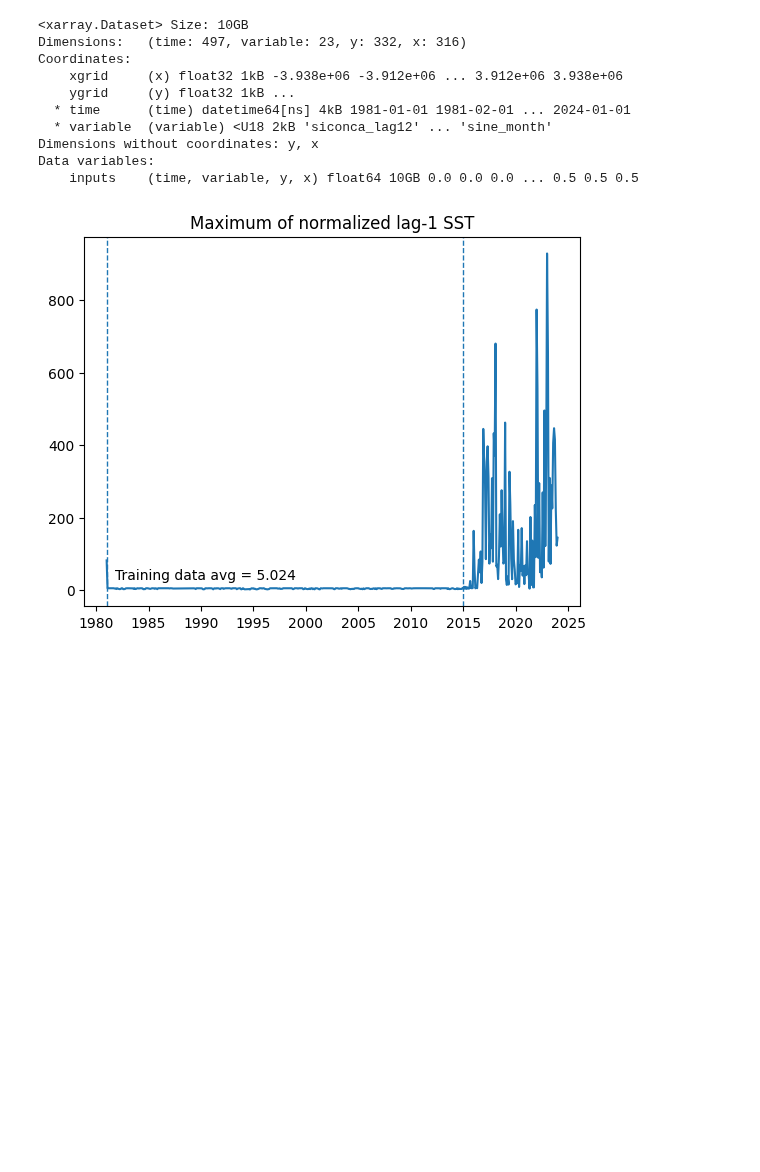
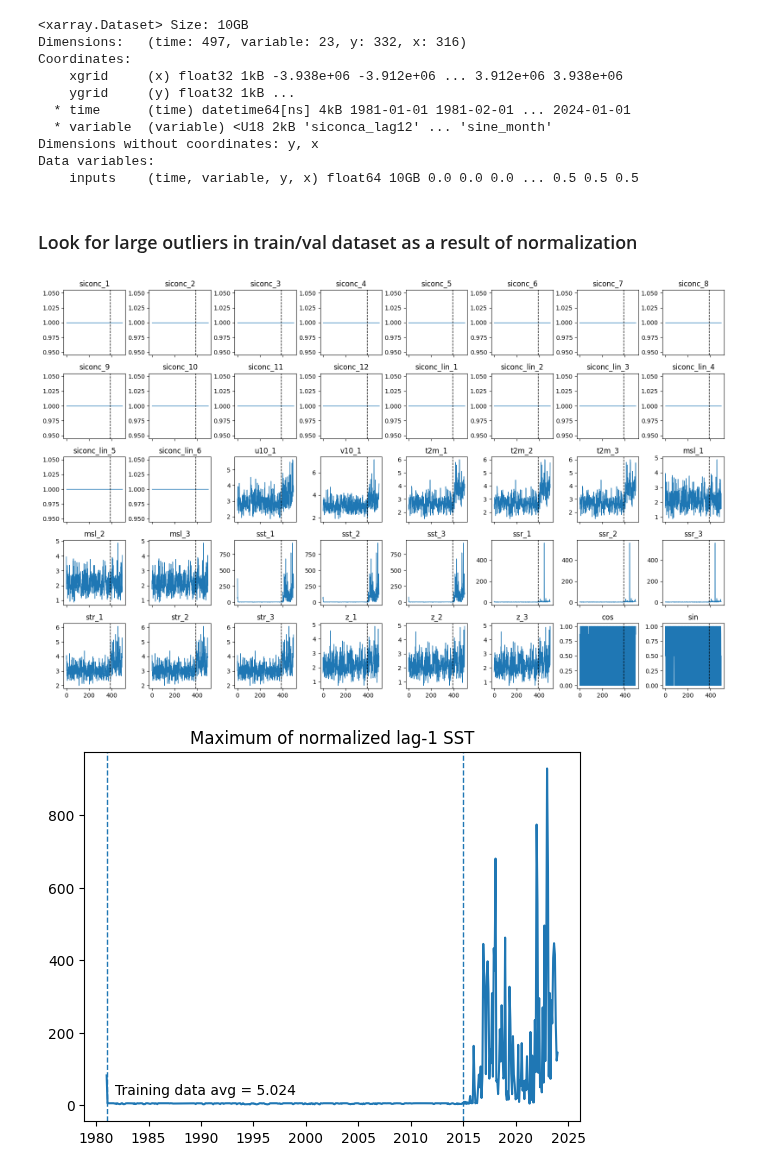
Before and after one commit to ychnli/sicpred, a Jupyter notebook: notebooks/prepdata.ipynb, the cells around one changed output. Cells and saved outputs as stored; diff of their text form; code cells hidden in the pictures; blank space fills up the shorter version.

Commit message:
Plot max values for each input variable

```diff
--- a/notebooks/prepdata.ipynb
+++ b/notebooks/prepdata.ipynb
@@ -229,3 +164,8 @@ Coordinates:
 Dimensions without coordinates: y, x
 Data variables:
     inputs    (time, variable, y, x) float64 10GB 0.0 0.0 0.0 ... 0.5 0.5 0.5
+# %% [markdown]
+### Look for large outliers in train/val dataset as a result of normalization
+# %%
+inputs_all_f = h5py.File(f"{DATA_DIRECTORY}/sicpred/data_pairs_npy/inputs_all.h5", 'r')
+inputs_all = inputs_all_f['inputs_all']
@@ -232,3 +241,25 @@ Data variables:
+# %%
+first_range = pd.date_range('1981-01', pd.Timestamp('1987-12') - pd.DateOffset(months=6+1), freq='MS')
+second_range = pd.date_range(pd.Timestamp('1988-01') + pd.DateOffset(months=12+1), '2024-01', freq='MS')
+start_prediction_months = first_range.append(second_range)
+
+
+fig, axs = plt.subplots(nrows=5, ncols=8, figsize=(16, 10), sharex=True)
+
+axs = axs.flatten()
+
+for i,ax in enumerate(axs):
+    input_var = input_var_names[i]
+    val_index = start_prediction_months.get_loc(VAL_MONTHS[0])
+
+    ax.plot(max_norm[input_var], linewidth=1)
+    ax.axvline(val_index, linewidth=1, linestyle='dashed', color='k')
+    ax.set_title(input_var)
+
+fig.tight_layout()
+plt.savefig("../figures/known_issues/all_variables_max_vals.jpg", dpi=300, bbox_inches="tight")
+# %% [output]
+[figure, added]
 # %%
 # Calculate the max normalized SST value
 max_normalized_sst = np.abs(inputs_simple_ds.inputs.sel(variable='sst_lag1')).max(dim=("x","y"))
```
Also changed, not shown: parts of 2 cells of this notebook, 1 other file.
